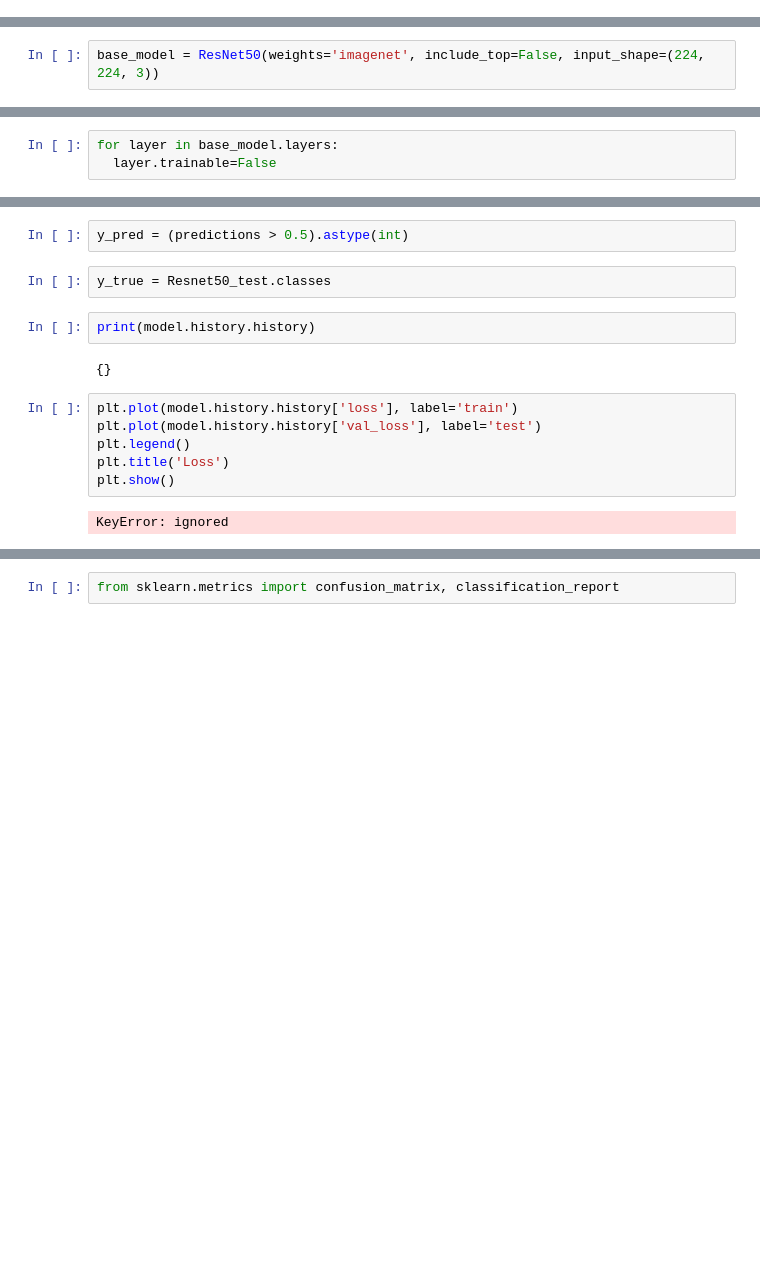
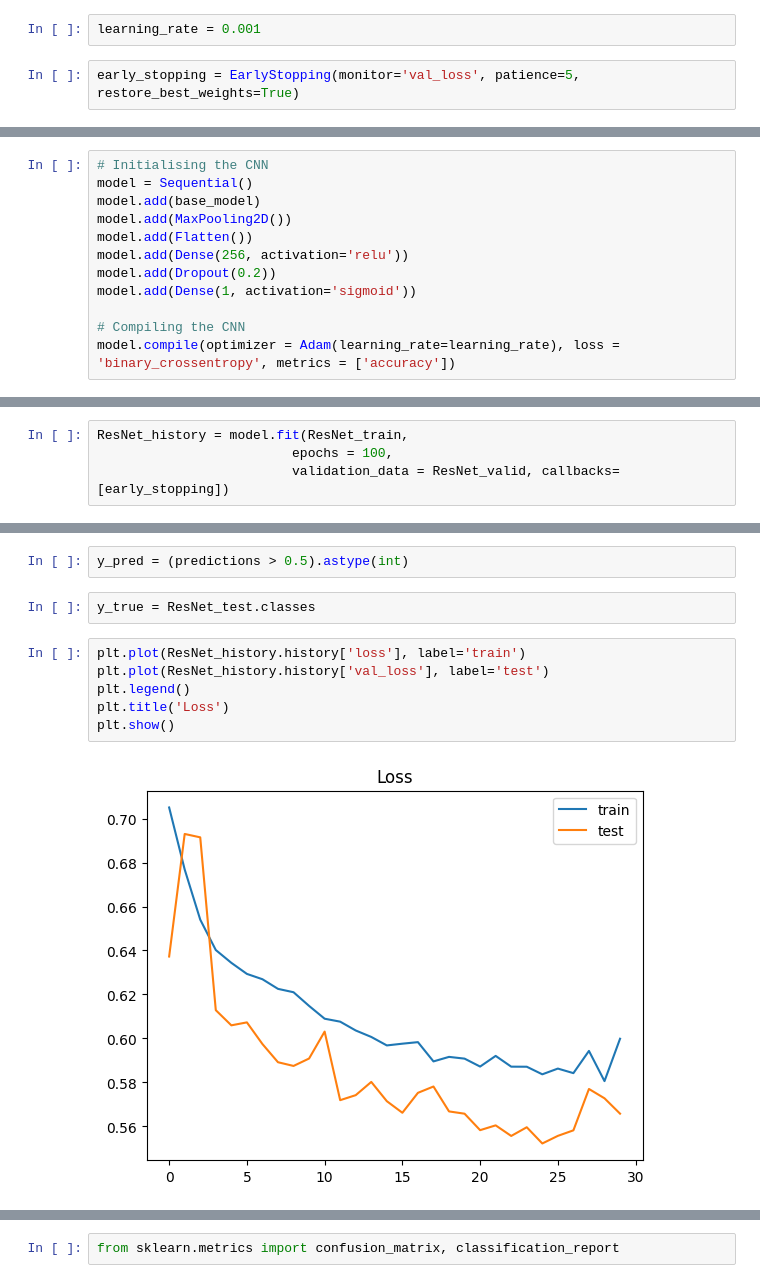
Before and after one commit to Kanustu/DeepFaceDetect, a Jupyter notebook: Notebooks/ResNet50.ipynb, the cells around one changed output, grey strips where cells are left out. Saved outputs shown, nothing was run; the diff lists cells and outputs as text; blank space fills up the shorter version.

```diff
--- a/Notebooks/ResNet50.ipynb
+++ b/Notebooks/ResNet50.ipynb
@@ -66,3 +56,7 @@ Resnet50_test = image_gen.flow_from_directory(
 Found 100000 images belonging to 2 classes.
 Found 20000 images belonging to 2 classes.
 Found 20000 images belonging to 2 classes.
+# %%
+learning_rate = 0.001
+# %%
+early_stopping = EarlyStopping(monitor='val_loss', patience=5, restore_best_weights=True)
@@ -69,2 +71,12 @@ Found 20000 images belonging to 2 classes.
 # %%
-base_model = ResNet50(weights='imagenet', include_top=False, input_shape=(224, 224, 3))
+# Initialising the CNN
+model = Sequential()
+model.add(base_model)
+model.add(MaxPooling2D())
+model.add(Flatten())
+model.add(Dense(256, activation='relu'))
+model.add(Dropout(0.2))
+model.add(Dense(1, activation='sigmoid'))
+
+# Compiling the CNN
+model.compile(optimizer = Adam(learning_rate=learning_rate), loss = 'binary_crossentropy', metrics = ['accuracy'])
@@ -74,3 +83,4 @@ Downloading data from https://storage.googleapis.com/tensorflow/keras-applicatio
 # %%
-for layer in base_model.layers:
-  layer.trainable=False
+ResNet_history = model.fit(ResNet_train,
+                         epochs = 100,
+                         validation_data = ResNet_valid, callbacks=[early_stopping])
@@ -142,17 +120,13 @@ predictions = Res_model.predict(Resnet50_test)
 # %%
 y_pred = (predictions > 0.5).astype(int)
 # %%
-y_true = Resnet50_test.classes
+y_true = ResNet_test.classes
-# %%
-print(model.history.history)
-# %% [output]
-{}
 # %%
-plt.plot(model.history.history['loss'], label='train')
-plt.plot(model.history.history['val_loss'], label='test')
+plt.plot(ResNet_history.history['loss'], label='train')
+plt.plot(ResNet_history.history['val_loss'], label='test')
 plt.legend()
 plt.title('Loss')
 plt.show()
 # %% [output]
-KeyError: ignored
+[figure, added]
 # %%
```
Also changed, not shown: parts of 22 cells of this notebook, 12 other files.
